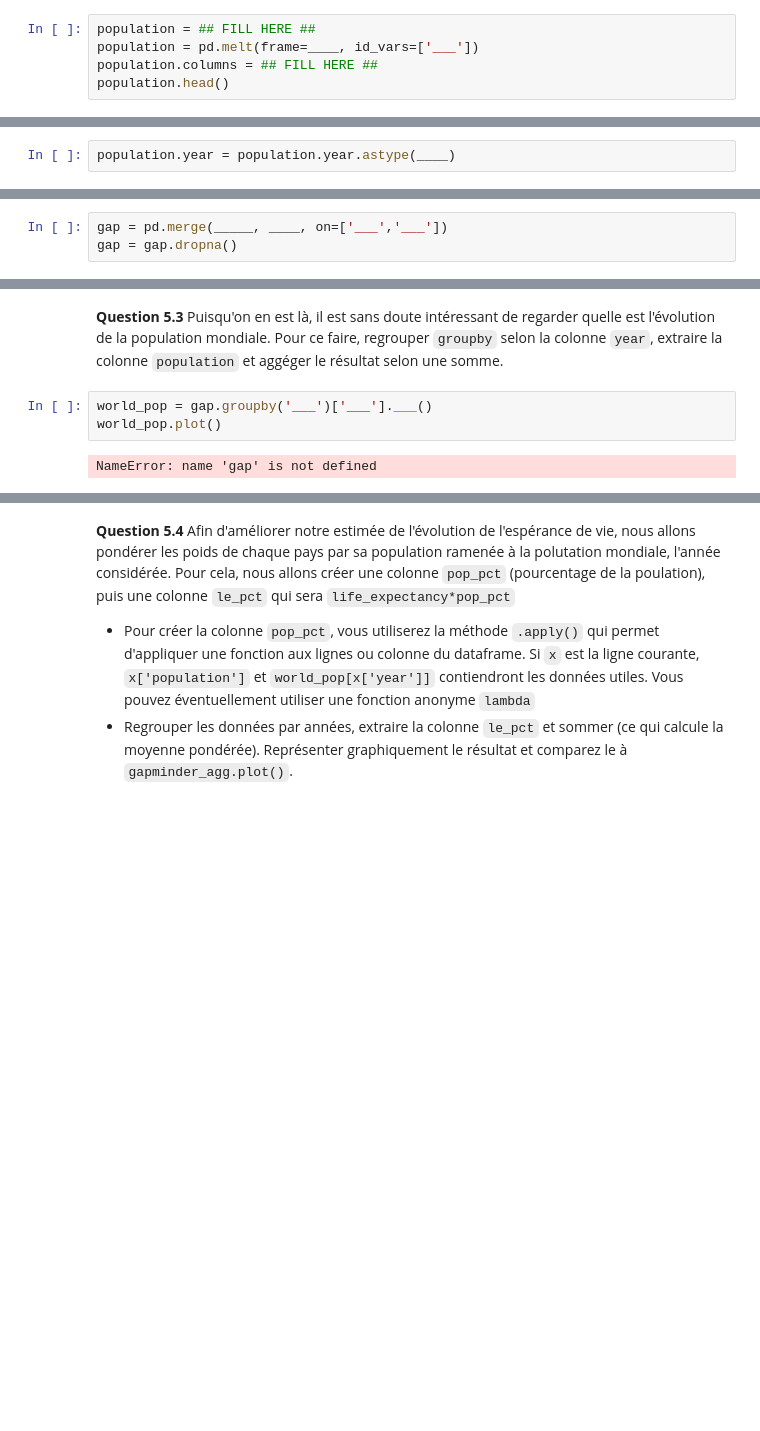
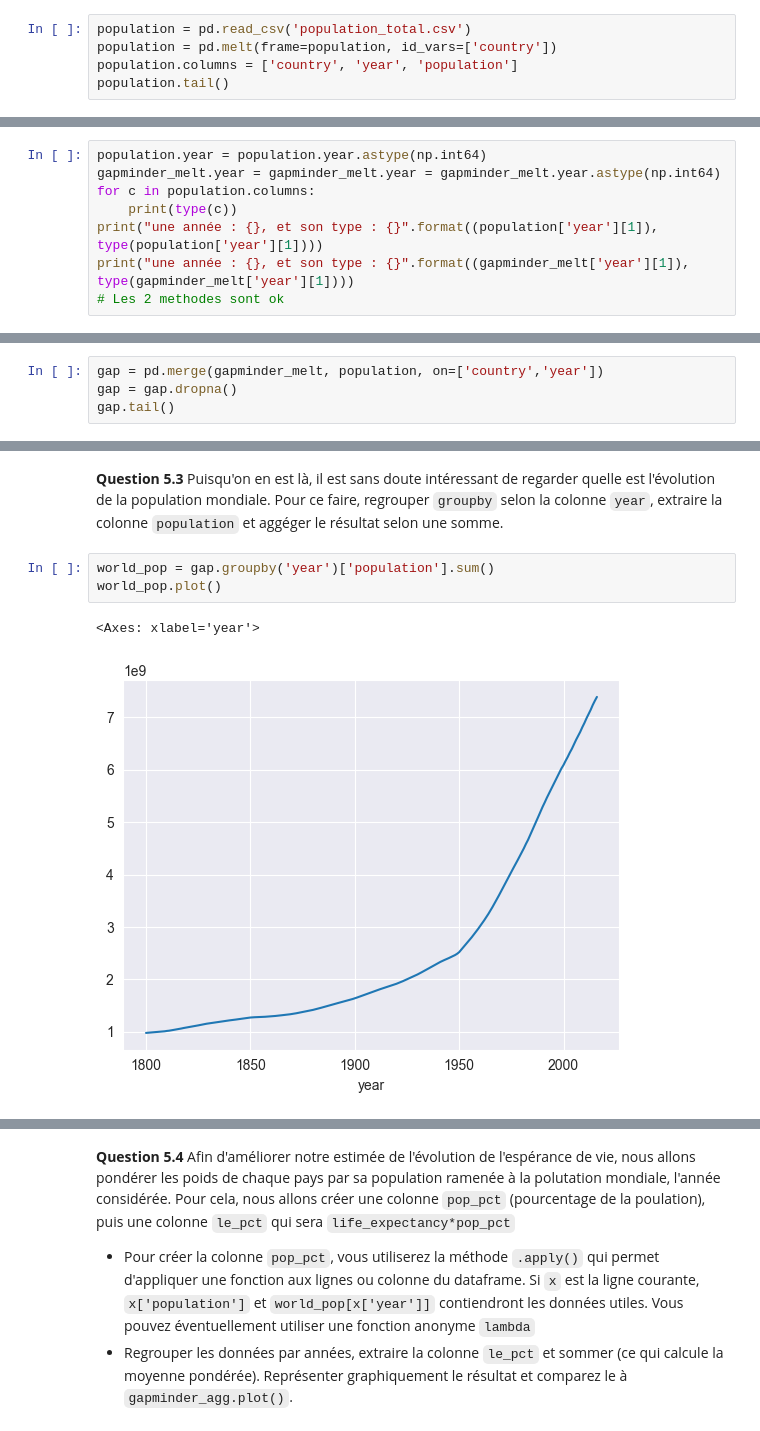
Before and after one commit to Aubert-Antoine/EL_3019-Data_Sciences, a Jupyter notebook: TP1 gapminder Life Expectancy/TP0_DS_gapminder_sujet.ipynb, the cells around one changed output, grey strips where cells are left out. Drawn from its saved outputs; the diff is of its cells as text; blank space fills up the shorter version.

```diff
--- a/TP1 gapminder Life Expectancy/TP0_DS_gapminder_sujet.ipynb
+++ b/TP1 gapminder Life Expectancy/TP0_DS_gapminder_sujet.ipynb
@@ -435,8 +438,8 @@ On va essayer de faire mieux, ou au moins plus scientifique. Pour cela on peut c
 - tidyfier le résultat en conservant la variable identificatrice `country`, en utilisant `pd.melt` comme précédemment,
 - renommer les colonnes en 'country', 'year', 'population'
 # %%
-population = ## FILL HERE ##
-population = pd.melt(frame=____, id_vars=['___'])
-population.columns = ## FILL HERE ##
-population.head()
+population = pd.read_csv('population_total.csv')
+population = pd.melt(frame=population, id_vars=['country'])
+population.columns = ['country', 'year', 'population']
+population.tail()
 # %% [output]
@@ -444,5 +452,3 @@ SyntaxError: invalid syntax (2780816047.py, line 1)
 # %% [markdown]
 - Contrôler le type des variables.
 - Si le type de `year` est incorect, le convertir en `int64` (tpe numpy)
-# %%
-population.year = population.year.astype(____)
@@ -450,0 +462,8 @@ NameError: name 'population' is not defined
+# %%
+population.year = population.year.astype(np.int64)
+gapminder_melt.year = gapminder_melt.year = gapminder_melt.year.astype(np.int64)
+for c in population.columns:
+    print(type(c))
+print("une année : {}, et son type : {}".format((population['year'][1]), type(population['year'][1])))
+print("une année : {}, et son type : {}".format((gapminder_melt['year'][1]), type(gapminder_melt['year'][1])))
+# Les 2 methodes sont ok
@@ -451,6 +509,7 @@ NameError: name 'population' is not defined
 # %% [markdown]
 **Question 5.2** Combinons maintenant les données de gapminder et de population en mergeant les deux tables (méthode `pd.merge`), en prenant les colonnes 'country', 'year' comme référence. Vous ferez donc un merge `on` les colonnes précisées
 # %%
-gap = pd.merge(_____, ____, on=['___','___'])
+gap = pd.merge(gapminder_melt, population, on=['country','year'])
 gap = gap.dropna()
+gap.tail()
 # %% [output]
@@ -458,7 +522,8 @@ NameError: name '_____' is not defined
 # %% [markdown]
 **Question 5.3** Puisqu'on en est là, il est sans doute intéressant de regarder quelle est l'évolution de la population mondiale. Pour ce faire, regrouper `groupby` selon la colonne `year`, extraire la colonne `population` et aggéger le résultat selon une somme.
 # %%
-world_pop = gap.groupby('___')['___'].___()
+world_pop = gap.groupby('year')['population'].sum()
 world_pop.plot()
 # %% [output]
-NameError: name 'gap' is not defined
+<Axes: xlabel='year'>
+[figure, added]
```
Also changed, not shown: parts of 38 cells of this notebook.
